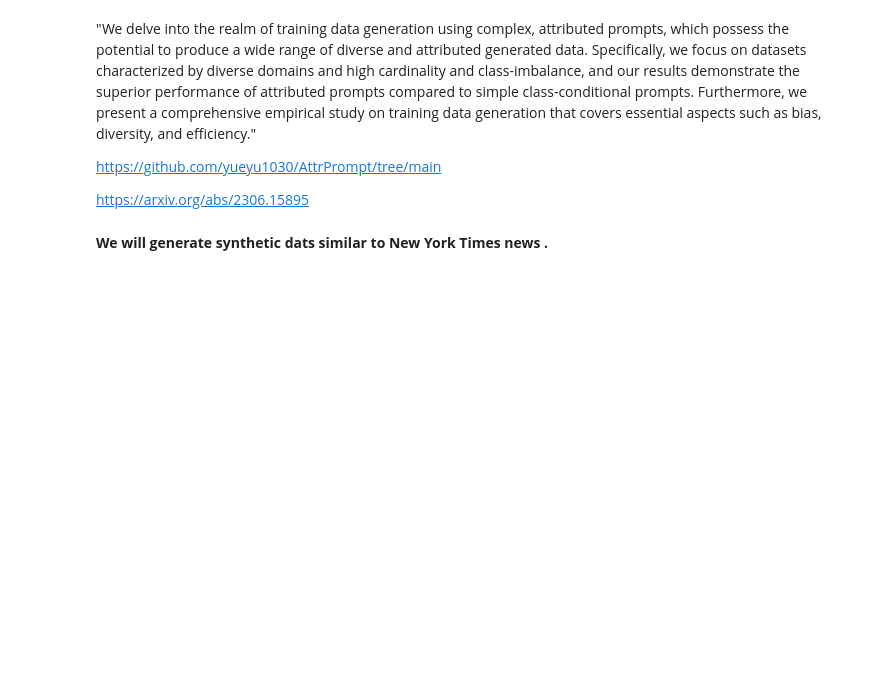
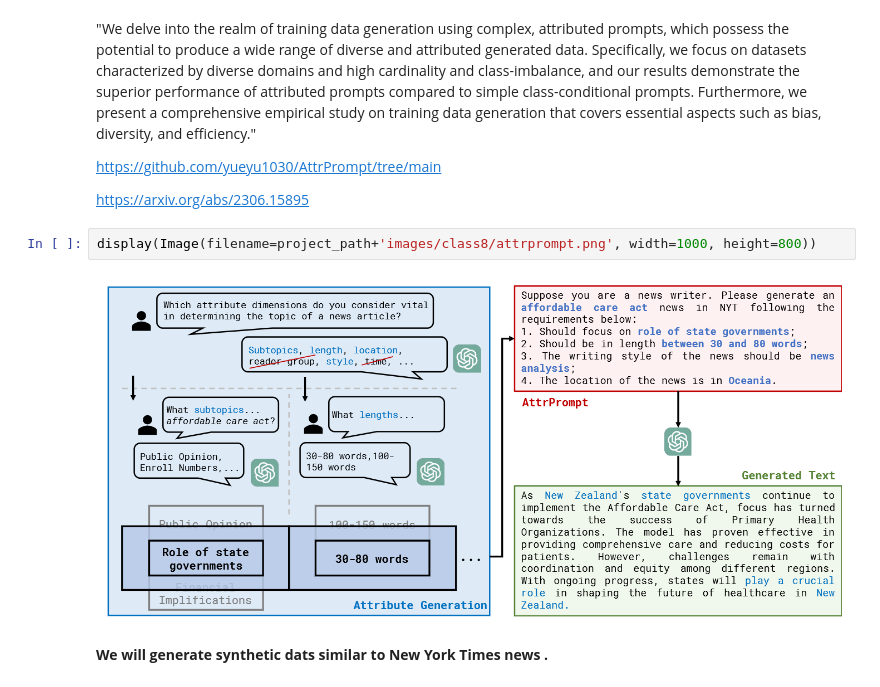
Before and after one commit to tiagomosantos/CapstoneProject, a Jupyter notebook: notebooks/class_8_notebook_part2.ipynb, the cells around one changed output. Drawn from its saved outputs; the diff is of its cells as text; blank space fills up the shorter version.

```diff
--- a/notebooks/class_8_notebook_part2.ipynb
+++ b/notebooks/class_8_notebook_part2.ipynb
@@ -236,6 +240,10 @@ covers essential aspects such as bias, diversity, and efficiency."
 https://github.com/yueyu1030/AttrPrompt/tree/main
 
 https://arxiv.org/abs/2306.15895
+# %%
+display(Image(filename=project_path+'images/class8/attrprompt.png', width=1000, height=800))
+# %% [output]
+[figure, added]
 # %% [markdown]
 **We will generate synthetic dats similar to New York Times news .**
 # %%
```
Also changed, not shown: parts of 2 cells of this notebook, 3 other files.
